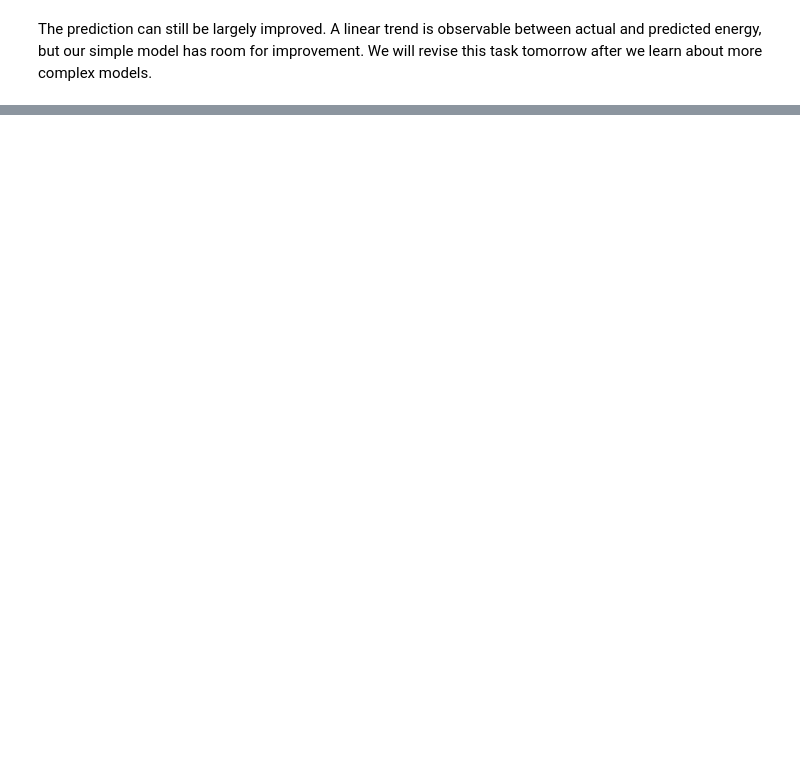
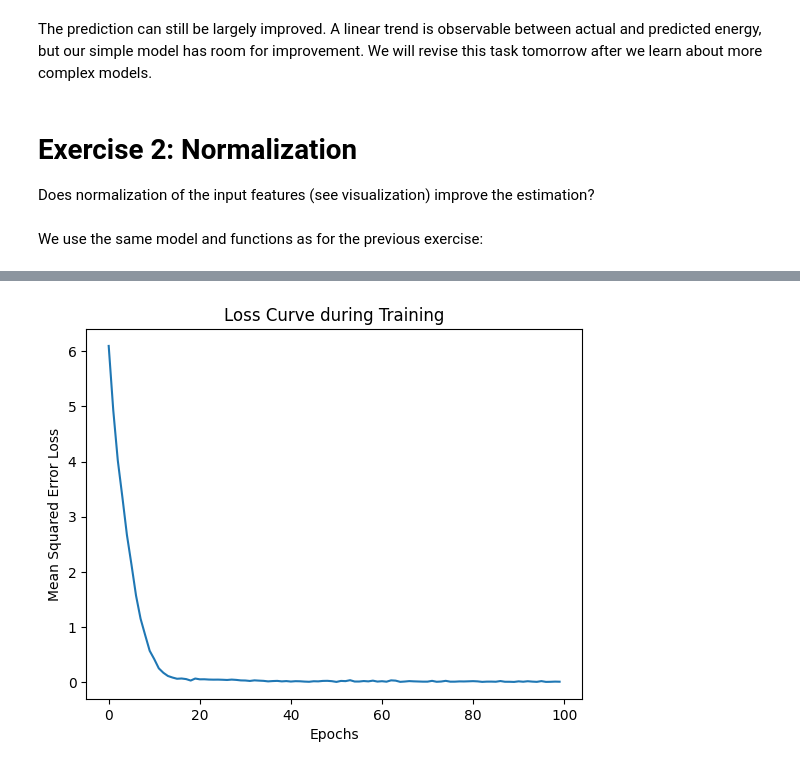
Before and after one commit to cescalara/TAML2025_ICRR_handson, a Jupyter notebook: day1/application-to-TA-solution.ipynb, the cells around one changed output, grey strips where cells are left out. Drawn from its saved outputs; the diff is of its cells as text; code cells hidden in the pictures; blank space fills up the shorter version.

Commit message:
add feature normalization exercise

```diff
--- a/day1/application-to-TA-solution.ipynb
+++ b/day1/application-to-TA-solution.ipynb
@@ -386,2 +386,38 @@ Test Loss: 2962.8794
 # %% [markdown]
 The prediction can still be largely improved. A linear trend is observable between actual and predicted energy, but our simple model has room for improvement. We will revise this task tomorrow after we learn about more complex models.
+# %% [markdown]
+# Exercise 2: Normalization
+
+Does normalization of the input features (see visualization) improve the estimation?
+# %%
+total_signal = torch.tensor(data["total_signal"], dtype=torch.float32).to(device)
+arrival_time = torch.tensor(data["arrival_times"], dtype=torch.float32).to(device)
+energy = torch.tensor(data["energy"], dtype=torch.float32).to(device)
+
+#normalalize between 0 and 1
+
+total_signal = (total_signal - total_signal.min()) / (total_signal.max() - total_signal.min())
+arrival_time = (arrival_time - arrival_time.min()) / (arrival_time.max() - arrival_time.min())
+energy = (energy - energy.min()) / (energy.max() - energy.min())
+# %%
+# Flatten the arrays to shape (51653, 49)
+total_signal_flat = total_signal.view(total_signal.size(0), -1)  # Shape: (51653, 49)
+arrival_time_flat = arrival_time.view(arrival_time.size(0), -1)  # Shape: (51653, 49)
+
+combined_features = torch.cat((total_signal_flat, arrival_time_flat), dim=1)  # Shape: (51653, 98)
+
+# Split into training and test sets (80% train, 20% test)
+X_train, X_test, y_train, y_test = train_test_split(combined_features, energy, test_size=0.2, random_state=42)
+
+batch_size = 64
+train_loader = DataLoader(dataset, batch_size=batch_size, shuffle=True)
+# %% [markdown]
+We use the same model and functions as for the previous exercise:
+# %%
+# Train the model and plot the loss curve
+epochs = 100
+losses = train_cosmic_ray_model(model, X_train, y_train, criterion, optimizer, epochs=epochs)
+
+# Plot the loss curve
+loss_function_plot(epochs,losses)
+# %% [output]
@@ -387,0 +434 @@ The prediction can still be largely improved. A linear trend is observable betwe
+[figure, added]
```
Also changed, not shown: parts of 6 cells of this notebook.
